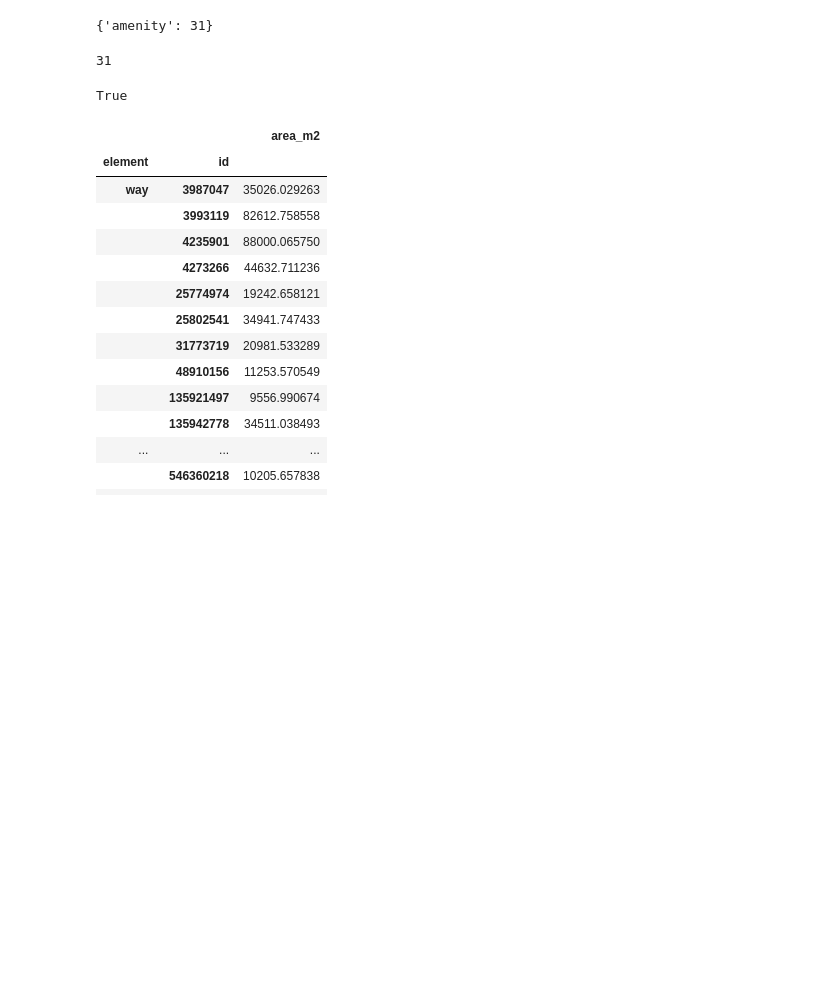
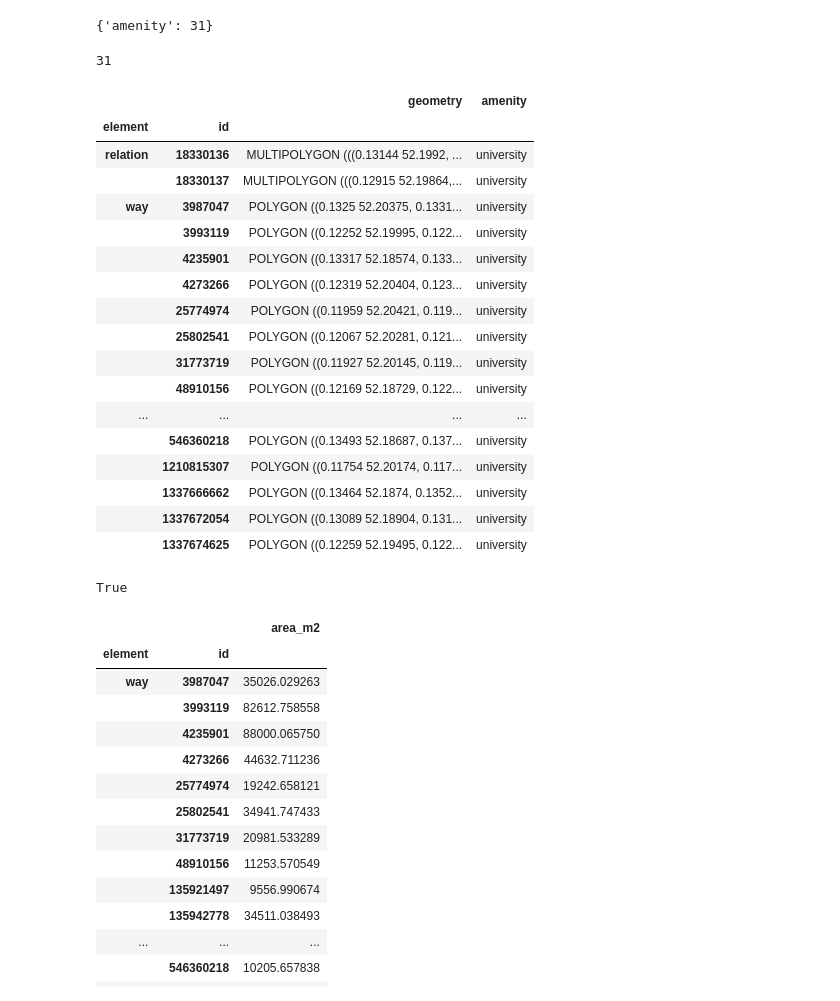
Before and after one commit to Navaneeth2906/nm803_ads_2024, a Jupyter notebook: ads_course_assessment.ipynb, the cells around one changed output. Cells and saved outputs as stored; diff of their text form; code cells hidden in the pictures; blank space fills up the shorter version.

```diff
--- a/ads_course_assessment.ipynb
+++ b/ads_course_assessment.ipynb
@@ -185,6 +185,27 @@ pois = get_uk_data_from_osm(latitude, longitude, tags)
 pois[pois['amenity'] == 'university'].shape[0]
 # %% [output]
 31
+# %%
+pois
+# %% [output]
+|  |  | geometry | amenity |
+| element | id |  |  |
+| relation | 18330136 | MULTIPOLYGON (((0.13144 52.1992, ... | university |
+|  | 18330137 | MULTIPOLYGON (((0.12915 52.19864,... | university |
+| way | 3987047 | POLYGON ((0.1325 52.20375, 0.1331... | university |
+|  | 3993119 | POLYGON ((0.12252 52.19995, 0.122... | university |
+|  | 4235901 | POLYGON ((0.13317 52.18574, 0.133... | university |
+|  | 4273266 | POLYGON ((0.12319 52.20404, 0.123... | university |
+|  | 25774974 | POLYGON ((0.11959 52.20421, 0.119... | university |
+|  | 25802541 | POLYGON ((0.12067 52.20281, 0.121... | university |
+|  | 31773719 | POLYGON ((0.11927 52.20145, 0.119... | university |
+|  | 48910156 | POLYGON ((0.12169 52.18729, 0.122... | university |
+| ... | ... | ... | ... |
+|  | 546360218 | POLYGON ((0.13493 52.18687, 0.137... | university |
+|  | 1210815307 | POLYGON ((0.11754 52.20174, 0.117... | university |
+|  | 1337666662 | POLYGON ((0.13464 52.1874, 0.1352... | university |
+|  | 1337672054 | POLYGON ((0.13089 52.18904, 0.131... | university |
+|  | 1337674625 | POLYGON ((0.12259 52.19495, 0.122... | university |
 # %%
 """ Check two different ways to calculate area """
 
```
Also changed, not shown: parts of 23 cells of this notebook.
